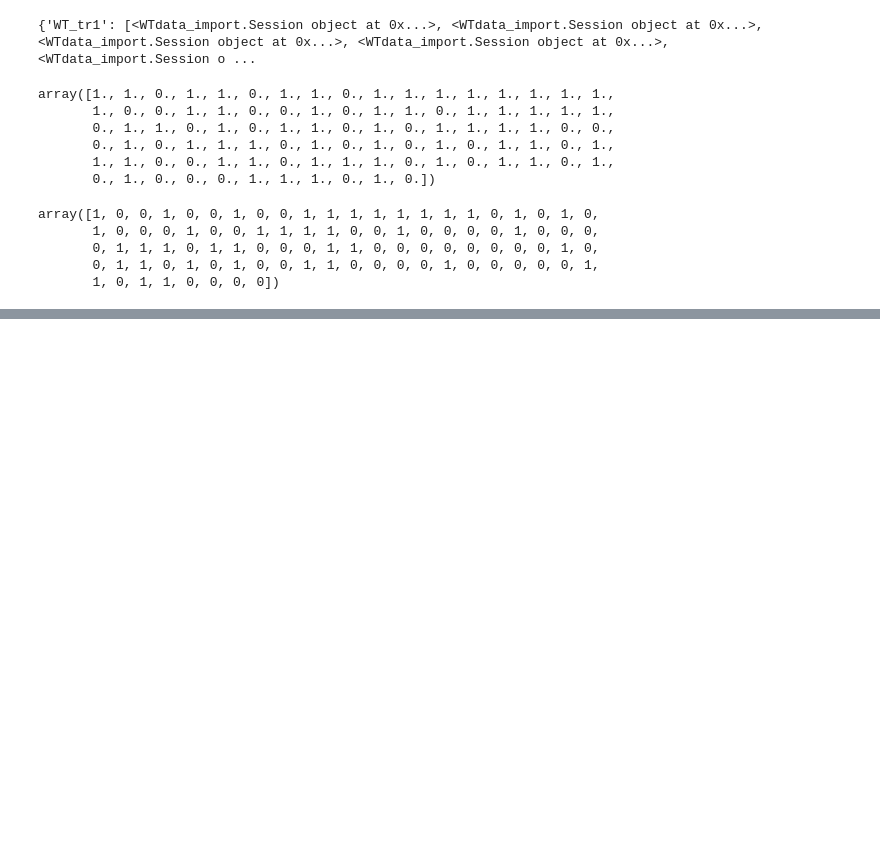
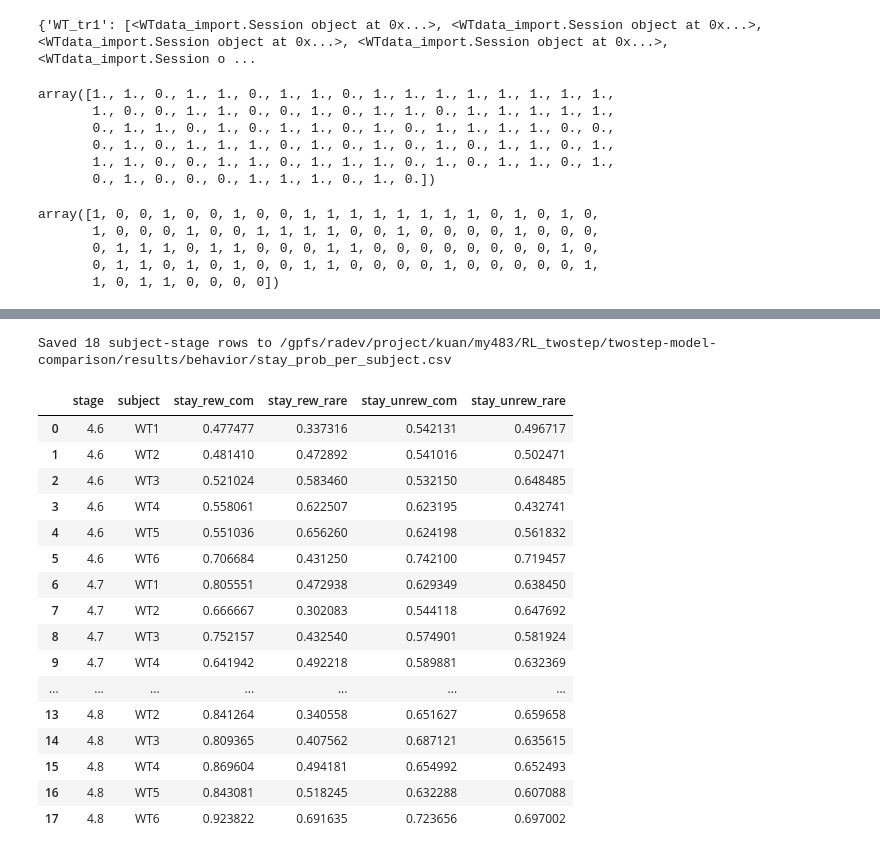
Before and after one commit to m-yasueda/twostep-model-comparison, a Jupyter notebook: notebooks/1_data_preprocessing.ipynb, the cells around one changed output, grey strips where cells are left out. Drawn from its saved outputs; the diff is of its cells as text; code cells hidden in the pictures; blank space fills up the shorter version.

```diff
--- a/notebooks/1_data_preprocessing.ipynb
+++ b/notebooks/1_data_preprocessing.ipynb
@@ -260,0 +365,25 @@ array([1, 0, 0, 1, 0, 0, 1, 0, 0, 1, 1, 1, 1, 1, 1, 1, 1, 0, 1, 0, 1, 0,
+# %%
+# Compute per-session stay probability -> save long-format CSV
+COND_LABELS = ['rew_com', 'rew_rare', 'unrew_com', 'unrew_rare']
+
+rows = []
+for stage in STAY_STAGES:
+    for subject in SUBJECTS:
+        for sess_idx, session in enumerate(load_sessions(subject, stage)):
+            c, ss, tt, r, ttype = parse_session(session)
+            sp = stay_prob_4cond(c, ss, tt, r, ttype)
+            rows.append({
+                'subject':     subject,
+                'stage':       stage,
+                'session_idx': sess_idx,
+                'date':        session.datetime_string,
+                'trans_type':  ttype,
+                'n_trials':    len(c),
+                **{f'stay_{lab}': sp[i] for i, lab in enumerate(COND_LABELS)},
+            })
+
+df_sess = pd.DataFrame(rows)
+sess_csv = os.path.join(BEHAVIOR_DIR, 'stay_prob_per_session.csv')
+df_sess.to_csv(sess_csv, index=False)
+print(f'Saved {len(df_sess)} session rows to {sess_csv}')
+df_sess.head()
@@ -260,0 +416,30 @@ array([1, 0, 0, 1, 0, 0, 1, 0, 0, 1, 1, 1, 1, 1, 1, 1, 1, 0, 1, 0, 1, 0,
+# %%
+# Collapse to per-subject (average across sessions) -> save CSV
+stay_cols = [f'stay_{lab}' for lab in COND_LABELS]
+
+df_subj = (df_sess.groupby(['stage', 'subject'])[stay_cols]
+                  .mean()
+                  .reset_index())
+subj_csv = os.path.join(BEHAVIOR_DIR, 'stay_prob_per_subject.csv')
+df_subj.to_csv(subj_csv, index=False)
+print(f'Saved {len(df_subj)} subject-stage rows to {subj_csv}')
+df_subj
+# %% [output]
+Saved 18 subject-stage rows to /gpfs/radev/project/kuan/my483/RL_twostep/twostep-model-comparison/results/behavior/stay_prob_per_subject.csv
+|  | stage | subject | stay_rew_com | stay_rew_rare | stay_unrew_com | stay_unrew_rare |
+| 0 | 4.6 | WT1 | 0.477477 | 0.337316 | 0.542131 | 0.496717 |
+| 1 | 4.6 | WT2 | 0.481410 | 0.472892 | 0.541016 | 0.502471 |
+| 2 | 4.6 | WT3 | 0.521024 | 0.583460 | 0.532150 | 0.648485 |
+| 3 | 4.6 | WT4 | 0.558061 | 0.622507 | 0.623195 | 0.432741 |
+| 4 | 4.6 | WT5 | 0.551036 | 0.656260 | 0.624198 | 0.561832 |
+| 5 | 4.6 | WT6 | 0.706684 | 0.431250 | 0.742100 | 0.719457 |
+| 6 | 4.7 | WT1 | 0.805551 | 0.472938 | 0.629349 | 0.638450 |
+| 7 | 4.7 | WT2 | 0.666667 | 0.302083 | 0.544118 | 0.647692 |
+| 8 | 4.7 | WT3 | 0.752157 | 0.432540 | 0.574901 | 0.581924 |
+| 9 | 4.7 | WT4 | 0.641942 | 0.492218 | 0.589881 | 0.632369 |
+| ... | ... | ... | ... | ... | ... | ... |
+| 13 | 4.8 | WT2 | 0.841264 | 0.340558 | 0.651627 | 0.659658 |
+| 14 | 4.8 | WT3 | 0.809365 | 0.407562 | 0.687121 | 0.635615 |
+| 15 | 4.8 | WT4 | 0.869604 | 0.494181 | 0.654992 | 0.652493 |
+| 16 | 4.8 | WT5 | 0.843081 | 0.518245 | 0.632288 | 0.607088 |
+| 17 | 4.8 | WT6 | 0.923822 | 0.691635 | 0.723656 | 0.697002 |
```
Also changed, not shown: parts of 6 cells of this notebook, 31 other files.
